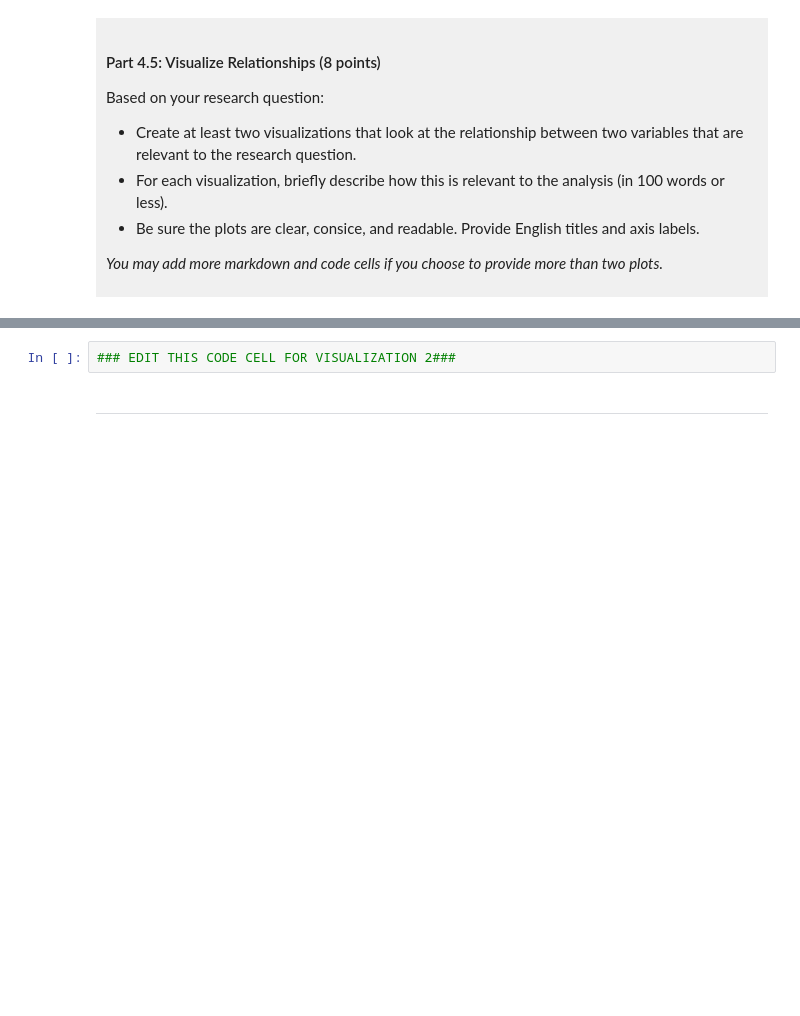
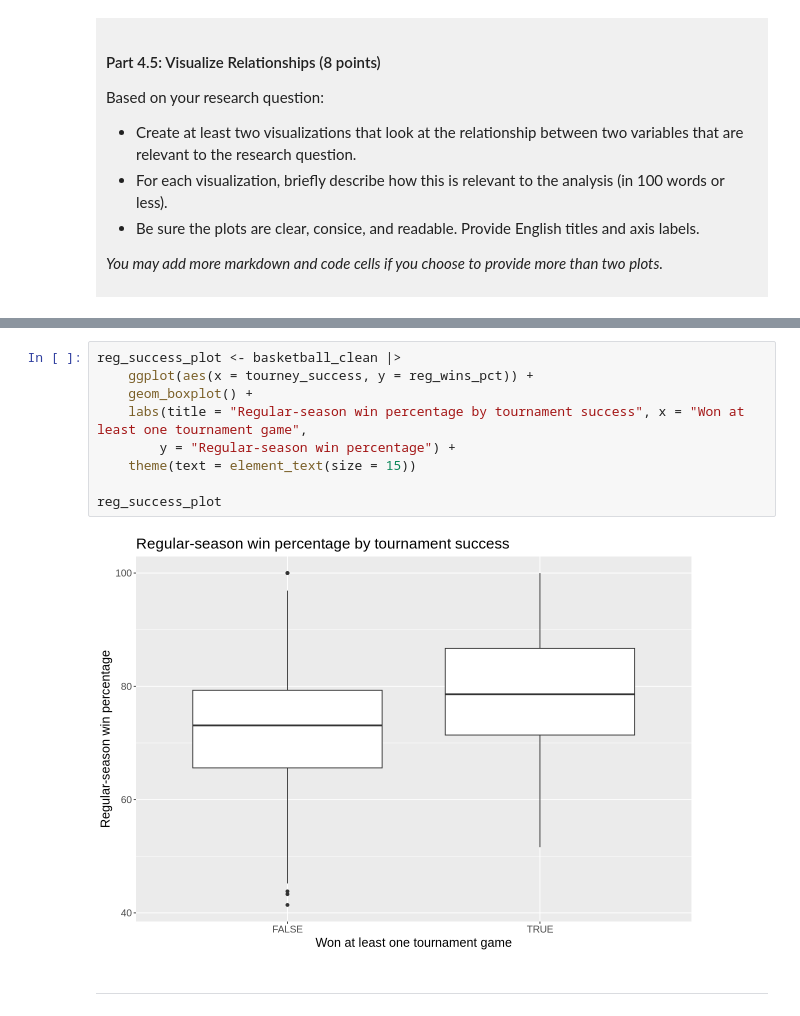
Before and after one commit to huihsin8/dsci-100-project-huihsin-lin, a Jupyter notebook: dsci-100-project-notebook.ipynb, the cells around one changed output, grey strips where cells are left out. Saved outputs shown, nothing was run; the diff lists cells and outputs as text; blank space fills up the shorter version.

```diff
--- a/dsci-100-project-notebook.ipynb
+++ b/dsci-100-project-notebook.ipynb
@@ -315,5 +384,14 @@ Visualization 2: %%% EDIT THIS MARKDOWN CELL%%%
 # %%
-### EDIT THIS CODE CELL FOR VISUALIZATION 2###
+reg_success_plot <- basketball_clean |>
+    ggplot(aes(x = tourney_success, y = reg_wins_pct)) +
+    geom_boxplot() +
+    labs(title = "Regular-season win percentage by tournament success", x = "Won at least one tournament game",
+        y = "Regular-season win percentage") +
+    theme(text = element_text(size = 15))
+
+reg_success_plot
+# %% [output]
+[figure, added]
 # %% [markdown]
 ------
 # %% [markdown]
```
Also changed, not shown: parts of 10 cells of this notebook.
